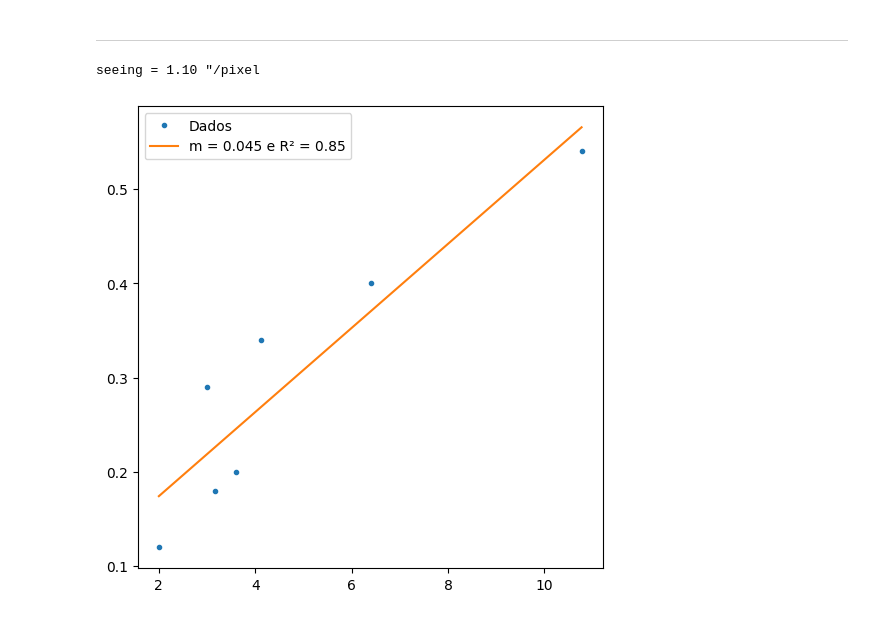
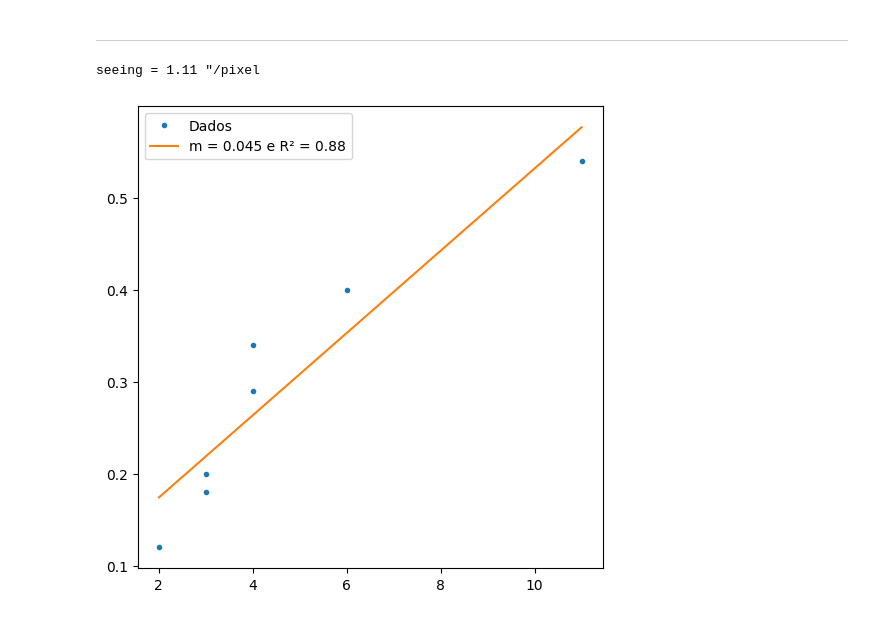
Before and after one commit to lucaspereira1342/Speckle, a Jupyter notebook: speckle_data_reduction.ipynb, the cells around one changed output. Drawn from its saved outputs; the diff is of its cells as text; code cells hidden in the pictures.

```diff
--- a/speckle_data_reduction.ipynb
+++ b/speckle_data_reduction.ipynb
@@ -820,23 +944,23 @@ Plate scale calc
 # %%
 LE = r"D:\22abr22\LE\LE_image-12283-6146_O-I.fits"
 
 ydata = np.array([0.54, 0.34, 0.12, 0.18, 0.40, 0.29, 0.20])
-xdata = np.array([10.77, 4.12, 2.00, 3.16, 6.40, 3.00, 3.61])
+xdata = np.array([11, 4, 2, 3, 6, 4, 3])
 
 coef, error, r2_score, Fij = linear_regression(xdata, ydata)
 
 xcalc = np.linspace(xdata.min(), xdata.max(), 100)
 ycalc = Fij(xcalc) @ coef
 
 ep = coef[1]
 seeing_value = seeing(LE, ep)
 print(f'seeing = {seeing_value:.2f} "/pixel')
 
 plt.figure(figsize=(6, 6))
 plt.plot(xdata, ydata, '.', label='Dados')
 plt.plot(xcalc, ycalc, '-', label=f'm = {coef[1]:.3f} e R² = {r2_score:.2f}')
 plt.legend()
 plt.show()
 # %% [output]
-seeing = 1.10 "/pixel
+seeing = 1.11 "/pixel
-[figure, old version]
+[figure, new version]
```
Also changed, not shown: parts of 17 cells of this notebook, 18 other files.
